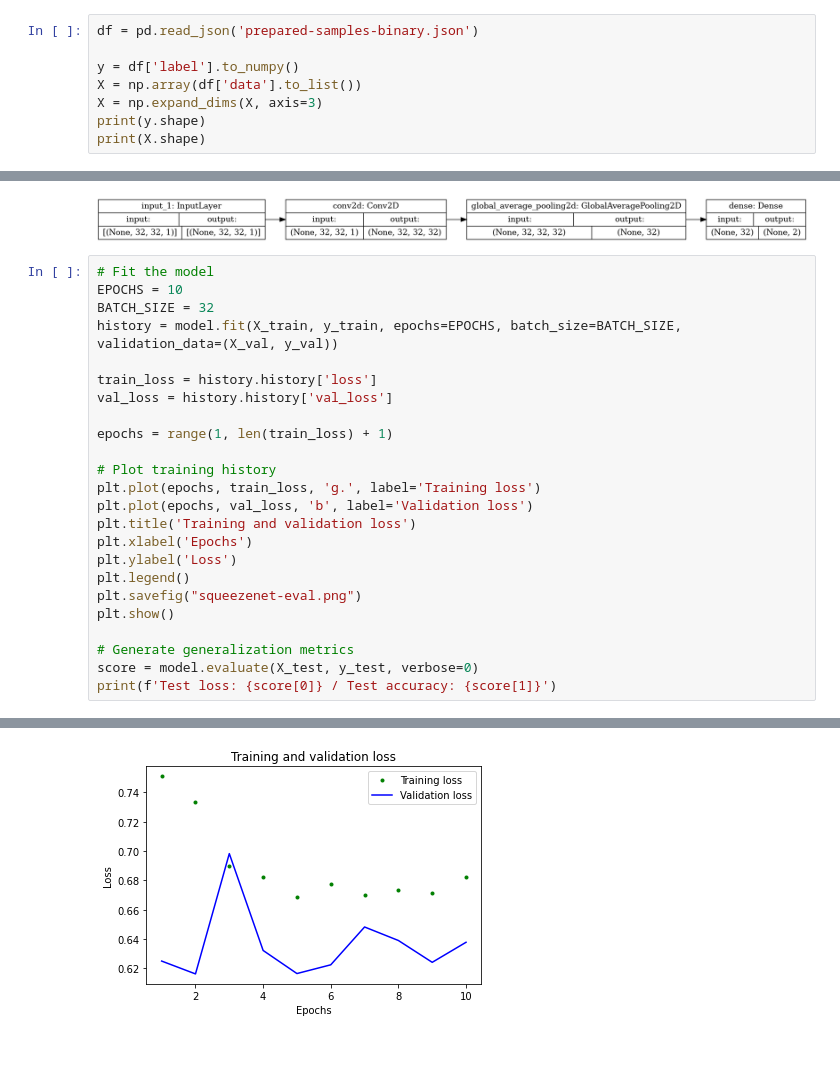
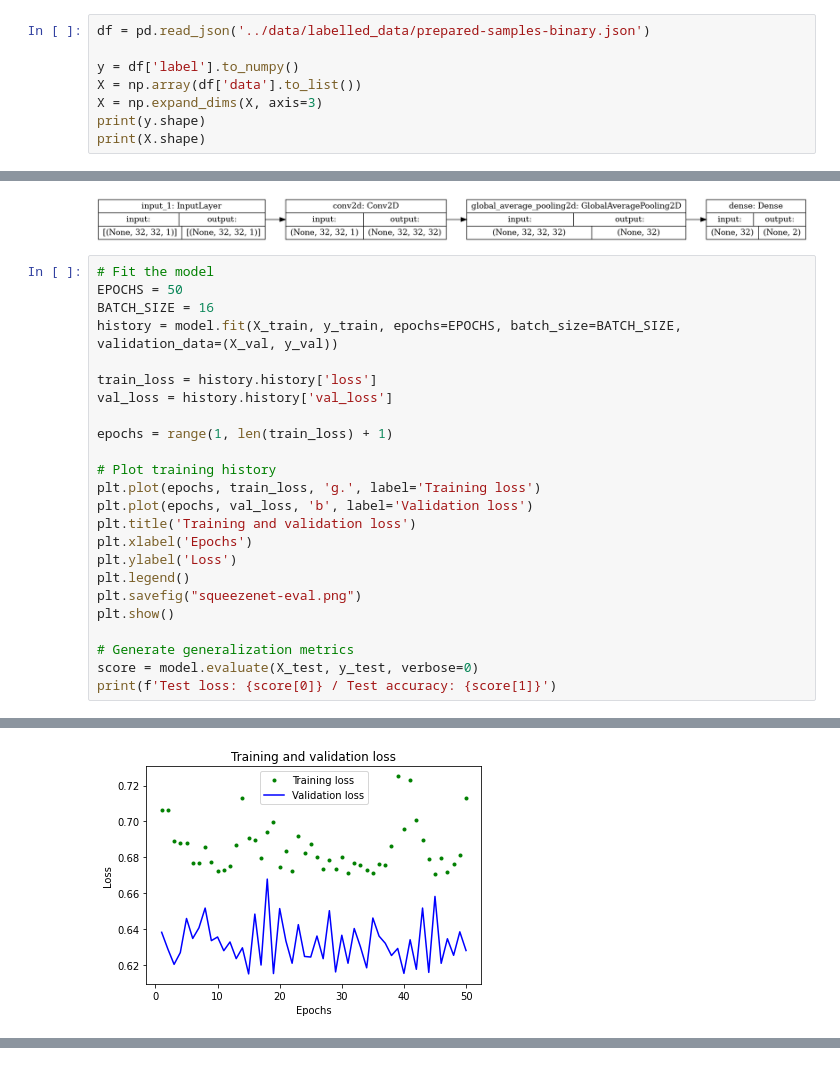
Before and after one commit to Avic3nna/EdgeML_thermalcamera, a Jupyter notebook: cnn/step3-modelling-simpleCnn-binary.ipynb, the cells around one changed output, grey strips where cells are left out. Drawn from its saved outputs; the diff is of its cells as text.

```diff
--- a/cnn/step3-modelling-simpleCnn-binary.ipynb
+++ b/cnn/step3-modelling-simpleCnn-binary.ipynb
@@ -20,7 +20,7 @@ IMAGE_SIZE = [32, 32]
 # %% [output]
 Tensorflow version 2.6.0
 # %%
-df = pd.read_json('prepared-samples-binary.json')
+df = pd.read_json('../data/labelled_data/prepared-samples-binary.json')
 
 y = df['label'].to_numpy()
 X = np.array(df['data'].to_list())
@@ -93,8 +93,8 @@ tf.keras.utils.plot_model(model, show_shapes=True, rankdir="LR")
 [figure]
 # %%
 # Fit the model
-EPOCHS = 10
-BATCH_SIZE = 32
+EPOCHS = 50
+BATCH_SIZE = 16
 history = model.fit(X_train, y_train, epochs=EPOCHS, batch_size=BATCH_SIZE, validation_data=(X_val, y_val))
 
 train_loss = history.history['loss']
@@ -119,0 +136 @@ print(f'Test loss: {score[0]} / Test accuracy: {score[1]}')
+[figure, new version]
@@ -140 +137,0 @@ Epoch 10/10
-[figure, old version]
```
Also changed, not shown: parts of 4 cells of this notebook, 13 other files.
